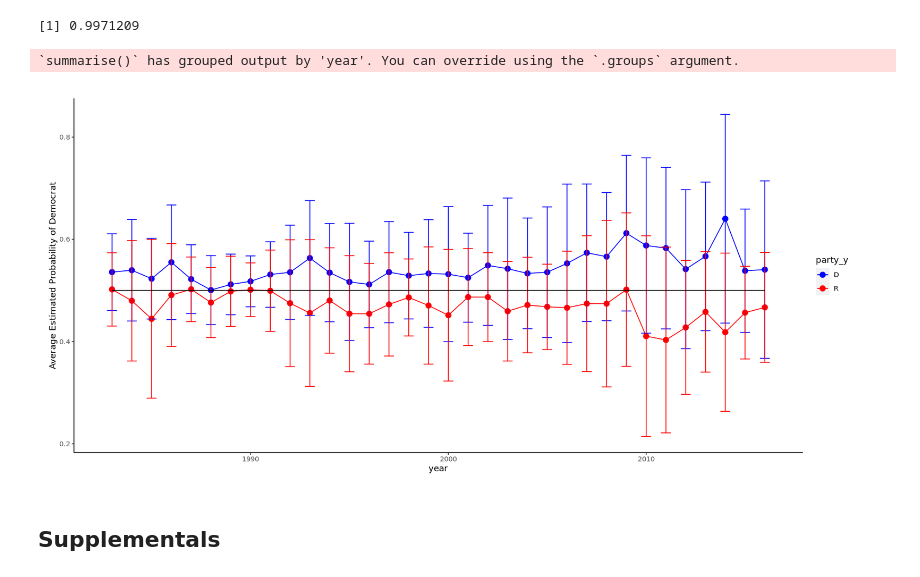
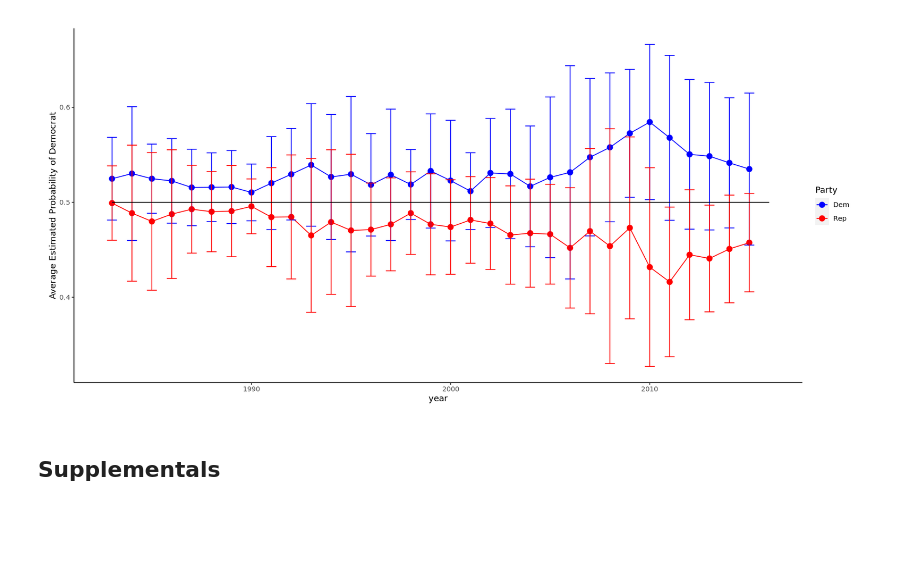
Before and after one commit to JM-Pearl/Dissertation, a Jupyter notebook: Visualize_classification_results.ipynb, the cells around one changed output. Saved outputs shown, nothing was run; the diff lists cells and outputs as text; code cells hidden in the pictures; blank space fills up the shorter version.

```diff
--- a/Visualize_classification_results.ipynb
+++ b/Visualize_classification_results.ipynb
@@ -20,2 +5,7 @@ Warning message:
 # %%
-df = read.csv('Results/results_with_null.csv')
+df = read.csv('Results/Lasso.csv')
+nulls = read.csv('Results/Null_Results_Lasso.csv')
+# %%
+df$iter = 200
+df$type = 'actual'
+nulls$type = 'nulls'
@@ -109,25 +58,28 @@ speakers = read.csv('Results/speaker_estimates.csv')
-# %%
-max(speakers$prob_party_x)
-# %% [output]
-[1] 0.9971209
 # %%
-speakers %>%
-    subset(party_y != 'I') %>%
-    group_by(year,party_y) %>%
-    summarize(m = mean(prob_party_y),std=sd(prob_party_y)) %>%
-    ggplot(aes(x = year,y=m,color=party_y)) +
+mean_pred <- df %>%
+    select(year,Dem_speaker_mean,Rep_speaaker_mean) %>%
+    rename(Dem = Dem_speaker_mean,Rep=Rep_speaaker_mean) %>%
+    pivot_longer(!year,names_to = 'Party',values_to = 'mean')
+
+std_pred <- df %>%
+    select(year,Dem_speaker_std,Rep_speaker_std) %>%
+    rename(Dem = Dem_speaker_std,Rep=Rep_speaker_std) %>%
+    pivot_longer(!year,names_to = 'Party',values_to = 'std')
+
+mean_pred %>%
+    merge(std_pred,on=c(year,Party)) %>%
+    ggplot(aes(x = year, y=mean, color=Party)) +
     geom_point(size=3) +
     geom_line() +
-    geom_errorbar(aes(ymin=m-std,ymax=m+std,width=0.5)) +
+    geom_errorbar(aes(ymin=mean-std,ymax=mean+std,width=0.5)) +
     theme(panel.background = element_blank(),
         plot.margin = unit(c(1,3,1,1), "lines"),
         axis.line = element_line()) +
     scale_color_manual(values=c('blue','red')) +
     annotate('segment',x=1983,xend=2016,y=0.5,yend=0.5,color='black') +
     ylab('Average Estimated Probability of Democrat')
 # %% [output]
-`summarise()` has grouped output by 'year'. You can override using the `.groups` argument.
-[figure, old version]
+[figure, new version]
 # %% [markdown]
 ## Supplementals
 # %% [markdown]
```
Also changed, not shown: parts of 12 cells of this notebook, 1 other file.
